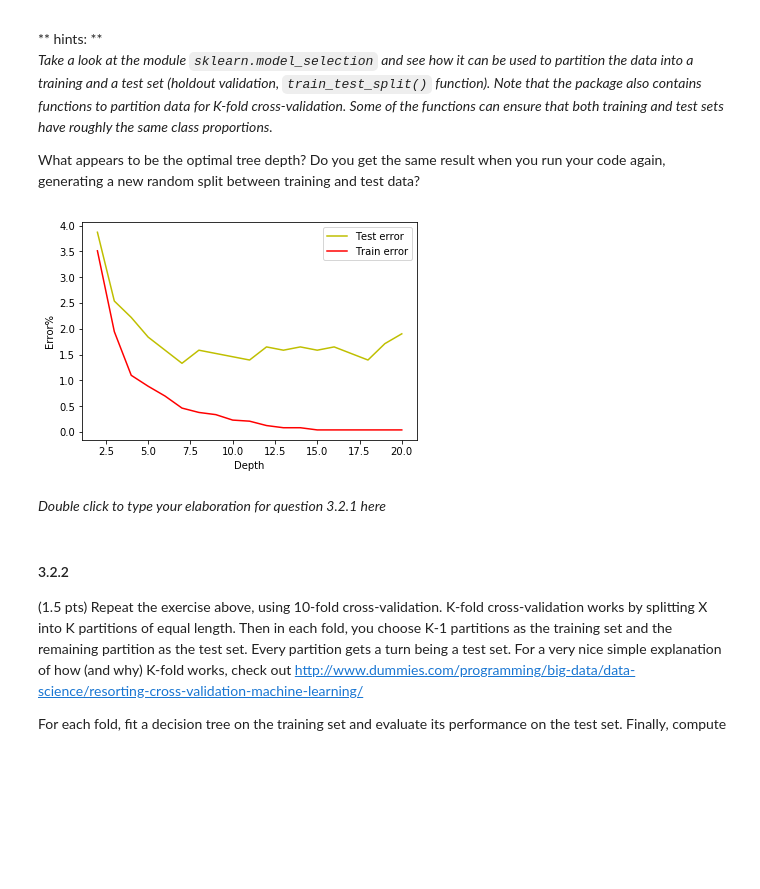
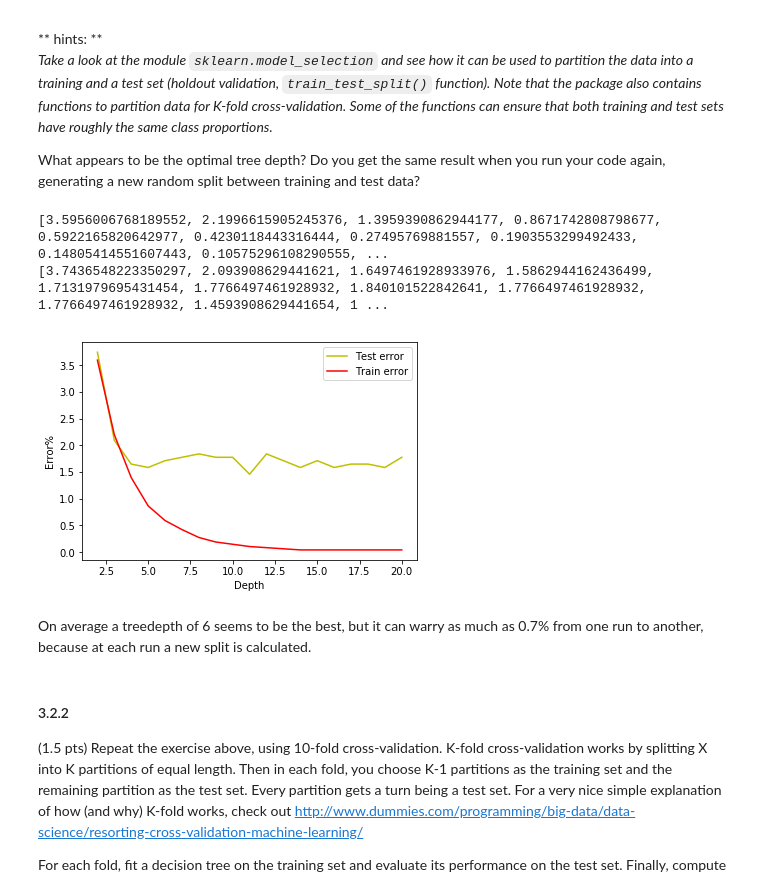
Before and after one commit to obp3ter/Data-Mining, a Jupyter notebook: Assignment_3/Assignment_3.ipynb, the cells around one changed output. Drawn from its saved outputs; the diff is of its cells as text; code cells hidden in the pictures; blank space fills up the shorter version.

```diff
--- a/Assignment_3/Assignment_3.ipynb
+++ b/Assignment_3/Assignment_3.ipynb
@@ -80,7 +81,7 @@ print(classNames)
 # %%
 import Toolbox.treeprint as tp
 # Fit tree classifier, Gini split criterion
-dtc = sklearn.tree.DecisionTreeClassifier(criterion='gini', min_samples_split=100)
+dtc = DecisionTreeClassifier(criterion='gini', min_samples_split=100)
 dtc= dtc.fit(X,y)
 
 tp.tree_print(dtc,attributeNames,classNames)
@@ -171,50 +172,58 @@ When you've done this for `depth` values 2,...,20, plot the training and test cl
 What appears to be the optimal tree depth? Do you get the same result when you run your code again, generating a new random split between training and test data?
 # %%
 from sklearn import model_selection, tree
+import sklearn
 import matplotlib.pyplot as plt
 
 # Load Matlab data file and extract variables of interest
 data=io.loadmat("Data/wine.mat")
 
 X = data['X']
 y = data['y']
 y.ravel()
 attributeNames = [x[0] for x in data['attributeNames'][0]]
 classNames = [x[0][0] for x in data['classNames']]
 
 # Simple holdout-set crossvalidation
 X_train, X_test, y_train, y_test = sklearn.model_selection.train_test_split(X, y)
 
-tr_error,ts_error=[],[]
-
-for i in range(2,21):
-    dtc = sklearn.tree.DecisionTreeClassifier(criterion='gini', max_depth=i)
-    dtc= dtc.fit(X_train,y_train)
-    cls=dtc.predict(X_train)
-    good=0
-    for i in range(0,y_train.shape[0]):
-        good+=cls[i]==y_train[i]
-    cls=dtc.predict(X_test)
-    tr_error.append(((1-good/y_train.shape[0])*100)[0])
-    good=0
-    for i in range(0,y_test.shape[0]):
-        good+=cls[i]==y_test[i]
-    ts_error.append(((1-good/y_test.shape[0])*100)[0])
+def calculateErrors(X_train, X_test, y_train, y_test):
+    tr_error,ts_error=[],[]
+    for i in range(2,21):
+        dtc = sklearn.tree.DecisionTreeClassifier(criterion='gini', max_depth=i)
+        dtc= dtc.fit(X_train,y_train)
+        cls=dtc.predict(X_train)
+        good=0
+        for i in range(0,y_train.shape[0]):
+            good+=cls[i]==y_train[i]
+        cls=dtc.predict(X_test)
+        tr_error.append(((1-good/y_train.shape[0])*100)[0])
+        good=0
+        for i in range(0,y_test.shape[0]):
+            good+=cls[i]==y_test[i]
+        ts_error.append(((1-good/y_test.shape[0])*100)[0])
+    return tr_error,ts_error
+tr_error,ts_error=calculateErrors( X_train, X_test, y_train, y_test)
 #print( tr_error)
 #print( ts_error)
-
-fig=plt.figure()
-ax=fig.add_subplot(111)
-ax.plot(np.array(range(2,21)),np.array(ts_error),c='y', label="Test error")
-ax.plot(np.array(range(2,21)),np.array(tr_error),c='r', label="Train error")
-ax.set_xlabel("Depth")
-ax.set_ylabel("Error%")
-ax.legend(loc='upper right')
-plt.show()
+def plotErrors (tr_error, ts_error):
+    fig=plt.figure()
+    ax=fig.add_subplot(111)
+    ax.plot(np.array(range(2,21)),np.array(ts_error),c='y', label="Test error")
+    ax.plot(np.array(range(2,21)),np.array(tr_error),c='r', label="Train error")
+    ax.set_xlabel("Depth")
+    ax.set_ylabel("Error%")
+    ax.legend(loc='upper right')
+    fig.show()
+print(tr_error)
+print(ts_error)
+plotErrors(tr_error,ts_error)
 # %% [output]
+[3.5956006768189552, 2.1996615905245376, 1.3959390862944177, 0.8671742808798677, 0.5922165820642977, 0.4230118443316444, 0.27495769881557, 0.1903553299492433, 0.14805414551607443, 0.10575296108290555, ...
+[3.7436548223350297, 2.093908629441621, 1.6497461928933976, 1.5862944162436499, 1.7131979695431454, 1.7766497461928932, 1.840101522842641, 1.7766497461928932, 1.7766497461928932, 1.4593908629441654, 1 ...
-[figure, old version]
+[figure, new version]
-# %% [markdown]
-*Double click to type your elaboration for question 3.2.1 here*
+# %% [markdown]
+On average a treedepth of 6 seems to be the best, but it can warry as much as 0.7% from one run to another, because at each run a new split is calculated.
 # %% [markdown]
 #### 3.2.2
 (1.5 pts) Repeat the exercise above, using 10-fold cross-validation. K-fold cross-validation works by splitting X into K partitions of equal length. Then in each fold, you choose K-1 partitions as the training set and the remaining partition as the test set. Every partition gets a turn being a test set. For a very nice simple explanation of how (and why) K-fold works, check out http://www.dummies.com/programming/big-data/data-science/resorting-cross-validation-machine-learning/
```
Also changed, not shown: parts of 5 cells of this notebook.
